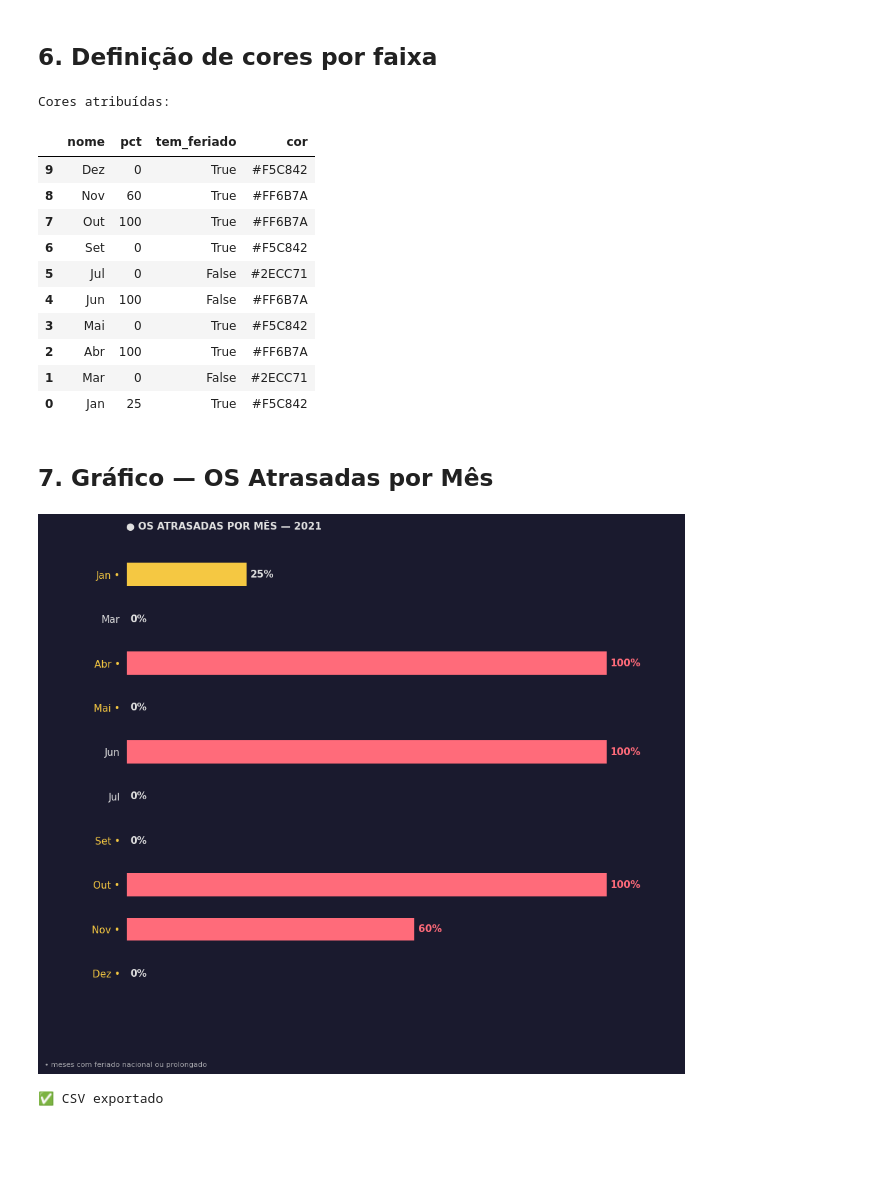
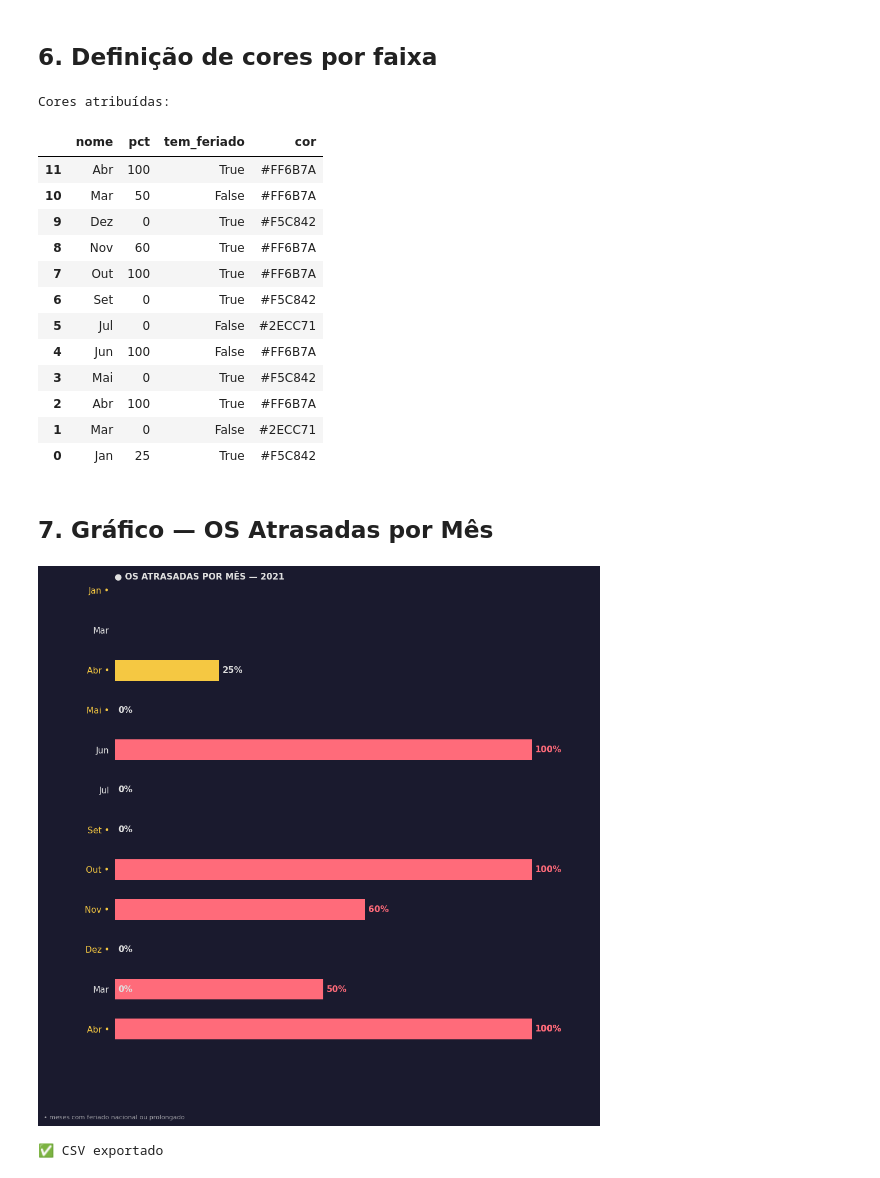
Before and after one commit to Projeto-de-extencao-Grupo-3/ETL-GROTRACK, a Jupyter notebook: grafana/os_atrasadas_por_mes.ipynb, the cells around one changed output. Saved outputs shown, nothing was run; the diff lists cells and outputs as text; code cells hidden in the pictures; blank space fills up the shorter version.

Commit message:
feat: campo ano_analise em os_atrasadas_grafana.csv

```diff
--- a/grafana/os_atrasadas_por_mes.ipynb
+++ b/grafana/os_atrasadas_por_mes.ipynb
@@ -125,7 +126,7 @@ MESES_NOMES = {
 }
 
 resumo = (
-    df_unique.groupby("mes")["atrasada"]
+    df_unique.groupby(["ano", "mes"])["atrasada"]
     .agg(total="count", atrasadas="sum")
     .assign(pct=lambda x: (x["atrasadas"] / x["total"] * 100).round(0).astype(int))
     .reset_index()
@@ -133,7 +134,7 @@ resumo = (
 
 resumo["nome"]        = resumo["mes"].map(MESES_NOMES)
 resumo["tem_feriado"] = resumo["mes"].isin(meses_com_feriado)
-resumo = resumo.sort_values("mes", ascending=False)
+resumo = resumo.sort_values(["ano", "mes"], ascending=[False, False])
 
-display(resumo[["nome","total","atrasadas","pct","tem_feriado"]])
+display(resumo)
 # %% [output]
@@ -169,6 +172,8 @@ display(resumo[["nome","pct","tem_feriado","cor"]])
 # %% [output]
 Cores atribuídas:
 |  | nome | pct | tem_feriado | cor |
+| 11 | Abr | 100 | True | #FF6B7A |
+| 10 | Mar | 50 | False | #FF6B7A |
 | 9 | Dez | 0 | True | #F5C842 |
 | 8 | Nov | 60 | True | #FF6B7A |
 | 7 | Out | 100 | True | #FF6B7A |
@@ -184,22 +189,31 @@ Cores atribuídas:
 # %%
 BG   = "#1A1A2E"
 TEXT = "#E0E0E0"
-ANO  = df_unique["ano"].mode()[0]  # ano predominante nos dados
 
-fig, ax = plt.subplots(figsize=(11, 0.75 * len(resumo) + 1.8))
+# Se houver múltiplos anos, mostrar aviso
+anos_unicos = resumo["ano"].unique()
+if len(anos_unicos) > 1:
+    print(f"⚠️  Dados contêm múltiplos anos: {sorted(anos_unicos)}")
+    print("   O gráfico mostrará o ano mais recente")
+
+ano_exibicao = resumo["ano"].max()  # usar o ano mais recente
+
+resumo_filtrado = resumo[resumo["ano"] == ano_exibicao].copy()
+
+fig, ax = plt.subplots(figsize=(11, 0.75 * len(resumo_filtrado) + 1.8))
 fig.patch.set_facecolor(BG)
 ax.set_facecolor(BG)
 
 bars = ax.barh(
-    resumo["nome"],
-    resumo["pct"],
-    color=resumo["cor"],
+    resumo_filtrado["nome"],
+    resumo_filtrado["pct"],
+    color=resumo_filtrado["cor"],
     height=0.52,
     zorder=3
 )
 
 # ── Rótulos de percentual
-for bar, (_, row) in zip(bars, resumo.iterrows()):
+for bar, (_, row) in zip(bars, resumo_filtrado.iterrows()):
     cor_txt = row["cor"] if row["pct"] >= 30 else TEXT
     ax.text(
         row["pct"] + 0.8,
@@ -208,37 +222,37 @@ for bar, (_, row) in zip(bars, resumo.iterrows()):
         va="center", ha="left",
         color=cor_txt, fontsize=11, fontweight="bold"
     )
 
 # ── Labels do eixo Y (• para meses com feriado)
-ax.set_yticks(range(len(resumo)))
+ax.set_yticks(range(len(resumo_filtrado)))
 labels = [
     f"{r['nome']} •" if r["tem_feriado"] else r["nome"]
-    for _, r in resumo.iterrows()
+    for _, r in resumo_filtrado.iterrows()
 ]
 ax.set_yticklabels(labels, color=TEXT, fontsize=11)
 
-for tick, (_, row) in zip(ax.get_yticklabels(), resumo.iterrows()):
+for tick, (_, row) in zip(ax.get_yticklabels(), resumo_filtrado.iterrows()):
     if row["tem_feriado"]:
         tick.set_color(COR_AMARELO)
 
 # ── Título e rodapé
 ax.set_title(
-    f"● OS ATRASADAS POR MÊS — {ANO}",
+    f"● OS ATRASADAS POR MÊS — {ano_exibicao}",
     color=TEXT, fontsize=11, loc="left", pad=14, fontweight="bold"
 )
 fig.text(
     0.01, 0.01,
     "• meses com feriado nacional ou prolongado",
     color=TEXT, fontsize=8, alpha=0.7
 )
 
 # ── Estilo
 ax.set_xlim(0, 115)
 ax.xaxis.set_major_locator(NullLocator())
 ax.tick_params(left=False, bottom=False)
 for spine in ax.spines.values():
     spine.set_visible(False)
 # %% [output]
-[figure, old version]
+[figure, new version]
 # %%
 # Salvar CSV pronto para o Grafana
```
Also changed, not shown: parts of 5 cells of this notebook, 2 other files.
